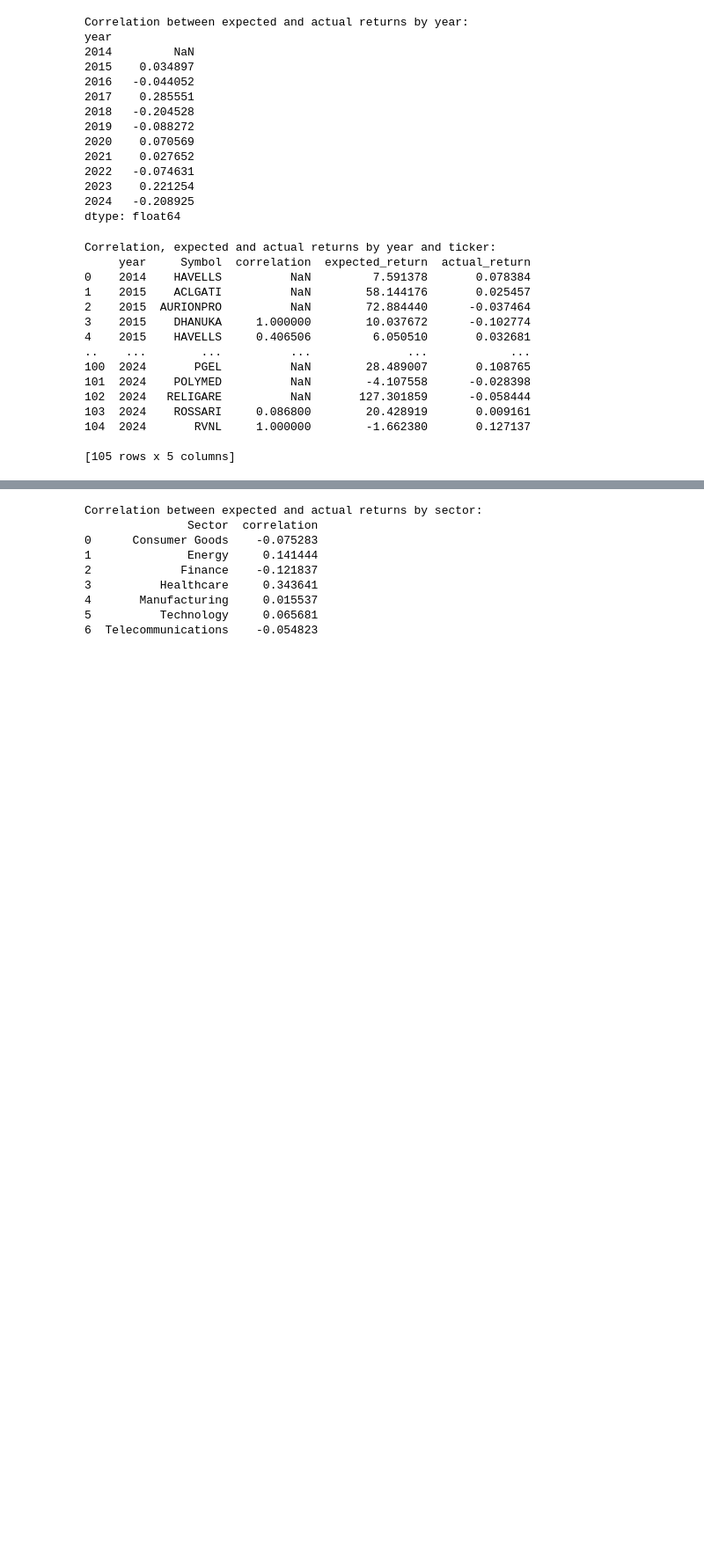
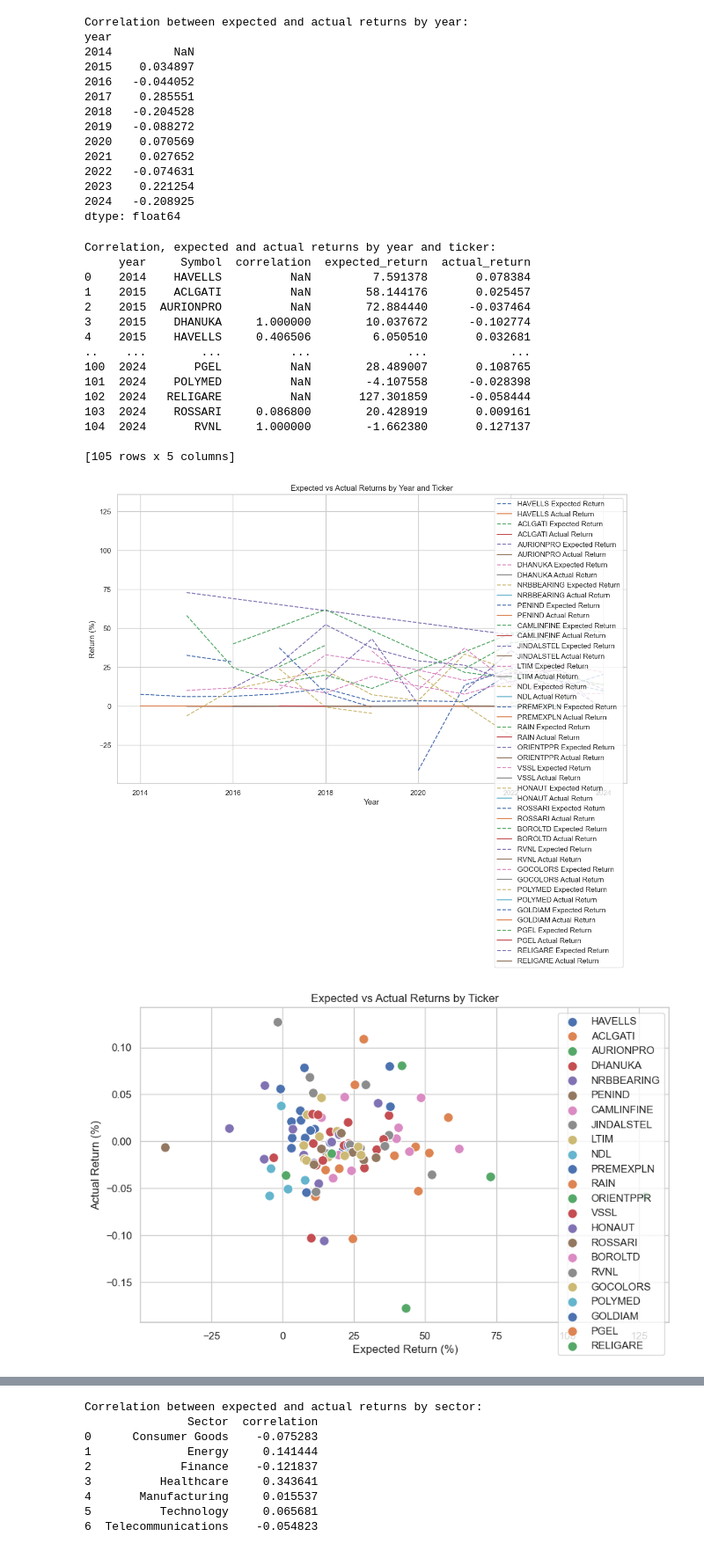
Before and after one commit to Violetcv/CiteSert, a Jupyter notebook: Project_1/Correlations.ipynb, the cells around one changed output, grey strips where cells are left out. Shown at 88% size. Saved outputs shown, nothing was run; the diff lists cells and outputs as text; code cells hidden in the pictures; blank space fills up the shorter version.

```diff
--- a/Project_1/Correlations.ipynb
+++ b/Project_1/Correlations.ipynb
@@ -93,3 +112,71 @@ Correlation, expected and actual returns by year and ticker:
 104  2024       RVNL     1.000000        -1.662380       0.127137
 
 [105 rows x 5 columns]
+# %%
+# Step 1: Extract year from 'date' column
+filtered_df['year'] = pd.to_datetime(filtered_df['date']).dt.year
+
+# Step 2: Calculate correlation grouped by year and ticker
+def calculate_correlation(group):
+    return group[['expected_return', 'actual_return']].corr().iloc[0, 1]
+
+correlation_by_year_and_ticker = filtered_df.groupby(['year', 'Symbol']).apply(calculate_correlation).reset_index(name='correlation')
+
+# Step 3: Map the expected and actual returns
+mapped_returns = filtered_df.groupby(['year', 'Symbol'])[['expected_return', 'actual_return']].mean().reset_index()
+
+# Merge correlation results with mapped returns
+merged_results = pd.merge(correlation_by_year_and_ticker, mapped_returns, on=['year', 'Symbol'])
+
+# Step 4: Plotting
+# Set up the plot environment
+sns.set(style="whitegrid")
+plt.figure(figsize=(14, 8))
+
+# Plot 1: Line plot of expected and actual returns for each year and ticker
+for ticker in merged_results['Symbol'].unique():
+    ticker_data = merged_results[merged_results['Symbol'] == ticker]
+
+    plt.plot(ticker_data['year'], ticker_data['expected_return'], label=f'{ticker} Expected Return', linestyle='--')
+    plt.plot(ticker_data['year'], ticker_data['actual_return'], label=f'{ticker} Actual Return', linestyle='-')
+
+# Plot title and labels
+plt.title("Expected vs Actual Returns by Year and Ticker")
+plt.xlabel("Year")
+plt.ylabel("Return (%)")
+plt.legend(loc="upper right")
+plt.grid(True)
+# Save the plot to the device
+plt.savefig('data/expected_vs_actual_returns_line_plot.png')
+plt.show()
+
+# Plot 2: Scatter plot of expected vs actual returns with correlation
+plt.figure(figsize=(10, 6))
+for ticker in merged_results['Symbol'].unique():
+    ticker_data = merged_results[merged_results['Symbol'] == ticker]
+    sns.scatterplot(data=ticker_data, x='expected_return', y='actual_return', label=ticker, s=100)
+
+# Scatter plot title and labels
+plt.title("Expected vs Actual Returns by Ticker")
+plt.xlabel("Expected Return (%)")
+plt.ylabel("Actual Return (%)")
+plt.legend(loc="best")
+plt.grid(True)
+# Save the scatter plot
+plt.savefig('data/expected_vs_actual_returns_scatter_plot.png')
+plt.show()
+
+
+# Plot 3: Heatmap of correlations by year and ticker
+pivot_table = merged_results.pivot(index="Symbol", columns="year", values="correlation")
+plt.figure(figsize=(12, 8))
+sns.heatmap(pivot_table, annot=True, cmap="coolwarm", center=0, cbar_kws={'label': 'Correlation'})
+plt.title("Correlation between Expected and Actual Returns by Year and Ticker")
+plt.xlabel("Year")
+plt.ylabel("Ticker Symbol")
+# Save the heatmap plot
+plt.savefig('data/correlation_heatmap.png')
+plt.show()
+# %% [output]
+[figure, added]
+[figure, added]
```
Also changed, not shown: parts of 12 cells of this notebook.
